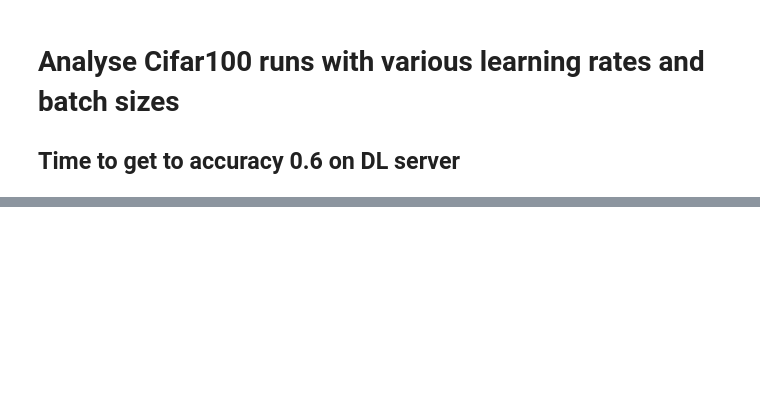
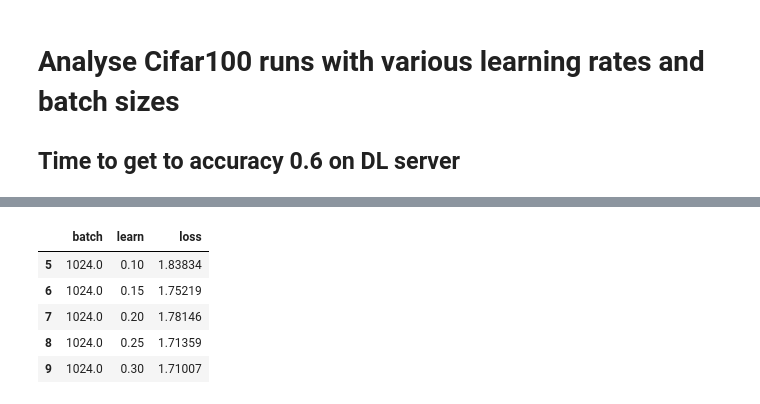
Before and after one commit to pyotr777/mlbenchmarks, a Jupyter notebook: Chainer/DL_train_cifar_flextime.ipynb, the cells around one changed output, grey strips where cells are left out. Cells and saved outputs as stored; diff of their text form; code cells hidden in the pictures; blank space fills up the shorter version.

```diff
--- a/Chainer/DL_train_cifar_flextime.ipynb
+++ b/Chainer/DL_train_cifar_flextime.ipynb
@@ -142,3 +163,12 @@ def plotHeatMap(df,title=None,cmap=None):
     plt.colorbar()
     plt.show()
+# %%
+loss_df.head()
+# %% [output]
+|  | batch | learn | loss |
+| 5 | 1024.0 | 0.10 | 1.83834 |
+| 6 | 1024.0 | 0.15 | 1.75219 |
+| 7 | 1024.0 | 0.20 | 1.78146 |
+| 8 | 1024.0 | 0.25 | 1.71359 |
+| 9 | 1024.0 | 0.30 | 1.71007 |
 # %%
```
Also changed, not shown: parts of 13 cells of this notebook.
